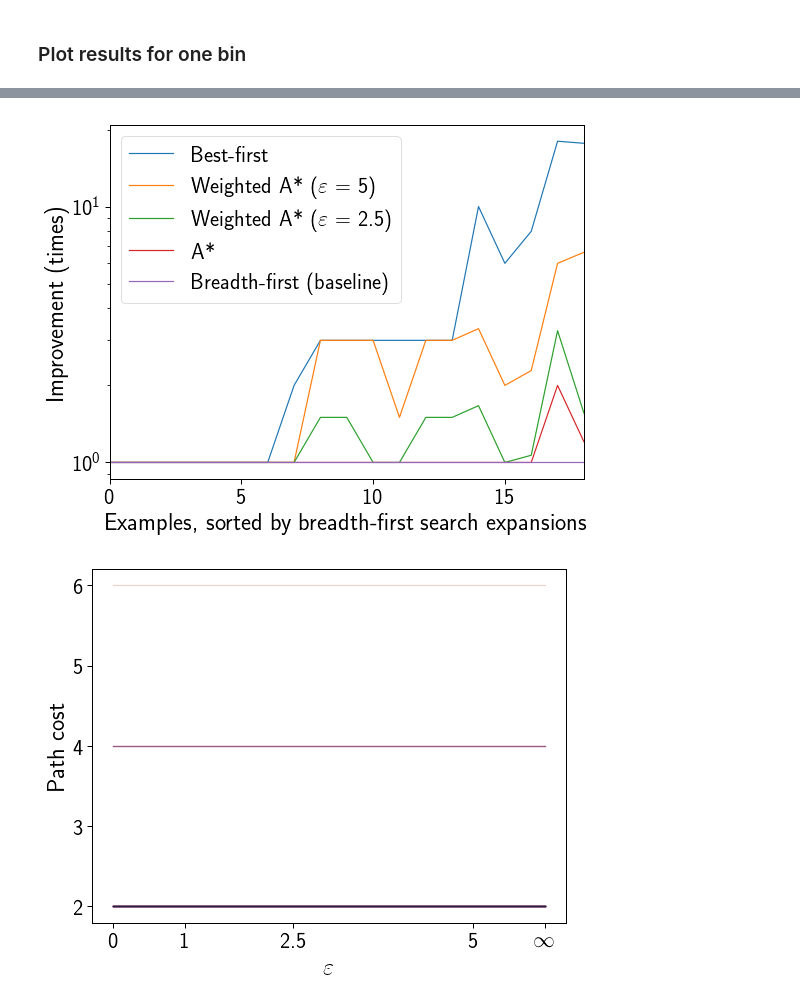
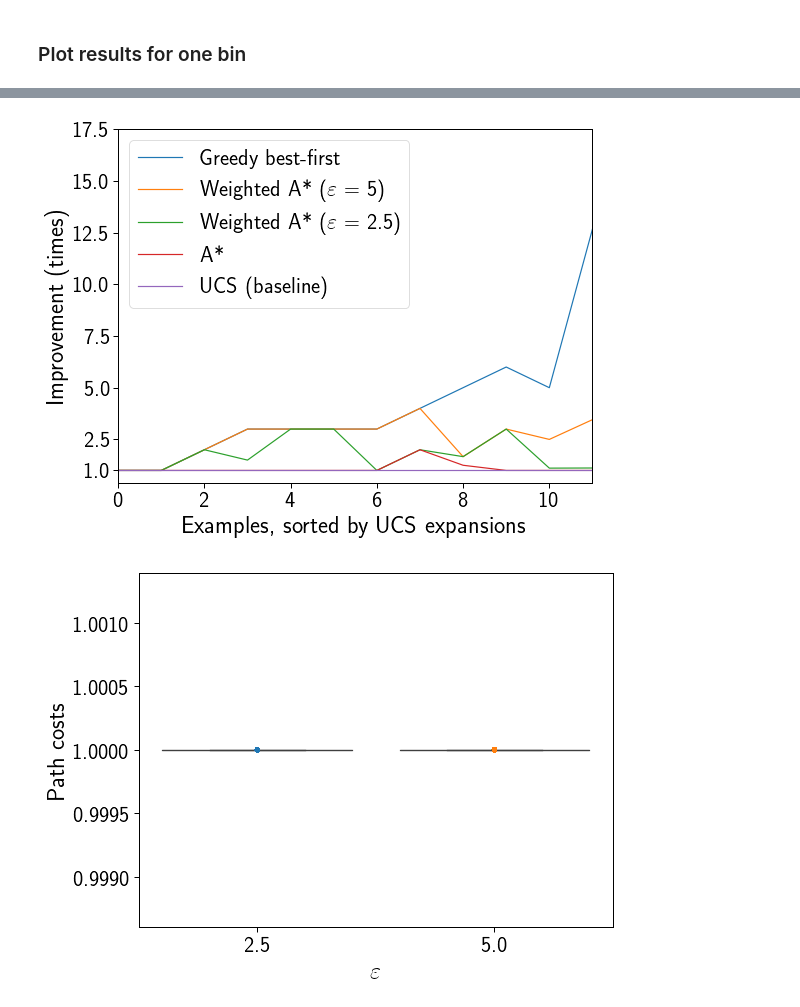
Before and after one commit to spring-epfl/trickster, a Jupyter notebook: notebooks/credit_experiment.ipynb, the cells around one changed output, grey strips where cells are left out. Cells and saved outputs as stored; diff of their text form; code cells hidden in the pictures.

```diff
--- a/notebooks/credit_experiment.ipynb
+++ b/notebooks/credit_experiment.ipynb
@@ -70,6 +86,6 @@ def get_path_cost_increase(ast_results, bfs_results):
 ### Load data
 # %%
 # Load results from running adversarial search on credit dataset.
-results = load_results('../out/credit.pickle')
+results = load_results(REPORT_PATH)
 # %% [markdown]
 ### Plot results over different bins
@@ -80,13 +93,13 @@ BEST_FIRST_EPSILON = 10e+5
 results_by_bin = group_by_key(results, 'bins')
 attack_perf_df = pd.DataFrame(columns=['bins', 'index', 'expansions', 'improvement', 'eps'])
 clf_perf_df = pd.DataFrame(columns=['bins', 'accuracy', 'robustness'])
-costs_df = pd.DataFrame(columns=['bins', 'index', 'eps', 'pathcost', 'pathcostincrease'])
+costs_df = pd.DataFrame(columns=['bins', 'index', 'eps', 'robustness', 'pathcost', 'pathcostincrease'])
 
 models = []
 
 for bins, items in results_by_bin.items():
 
-    clf_perf_df = perf_df.append({
+    clf_perf_df = clf_perf_df.append({
             'bins': bins,
             'accuracy': items[0]['clf_test_score'],
         }, ignore_index=True)
@@ -94,30 +107,37 @@ for bins, items in results_by_bin.items():
     models.append(items[0]['classifier'])
 
     for item in items:
-        ast_results, bfs_results = item['search_results'], item['baseline_results']
+        ast_results, ucs_results = item['search_results'], item['baseline_results']
 
-        for index, ast_expansions, bfs_expansions in zip(
-                ast_results['index'], ast_results['nodes_expanded'], bfs_results['nodes_expanded']):
+        for index, ast_expansions, ucs_expansions in zip(
+                ast_results['index'], ast_results['nodes_expanded'], ucs_results['nodes_expanded']):
             attack_perf_df = attack_perf_df.append(
                 {
                     'bins': bins,
                     'index': index,
                     'eps': item['epsilon'],
                     'expansions': ast_expansions,
-                    'improvement': bfs_expansions / ast_expansions,
+                    'improvement': ucs_expansions / ast_expansions,
                 },
                 ignore_index=True
             )
 
-        for index, ast_path_cost, bfs_path_cost in zip(
-                ast_results['index'], ast_results['path_cost'], bfs_results['path_cost']):
+        for index, ast_path_cost, ucs_path_cost in zip(
+                ast_results['index'], ast_results['path_cost'], ucs_results['path_cost']):
+
+
+            example = list(ast_results.query('index==%d' % index)['x_features'])[0]
+            robustness = np.abs(item['classifier'].decision_function([example])[0]) \
+                / np.linalg.norm(item['classifier'].coef_[0], ord=item['q_norm'])
+
             costs_df = costs_df.append(
                 {
                     'bins': bins,
                     'index': index,
                     'eps': item['epsilon'],
-                    'pathcost': bfs_path_cost,
-                    'pathcostincrease': ast_path_cost / bfs_path_cost
+                    'robustness': robustness,
+                    'pathcost': ucs_path_cost,
+                    'pathcostincrease': ast_path_cost / ucs_path_cost
                 },
                 ignore_index=True
             )
@@ -231,25 +249,26 @@ fig.savefig('../out/credit_performance_bin_%d.pdf' % bins)
 # %%
 fig, ax = plt.subplots()
 
-ax.plot(improvements[10e+5], label='Best-first')
+ax.plot(improvements[10e+5], label='Greedy best-first')
 
 for eps in reversed(WEIGHTED_EPSILONS):
     improv = improvements[eps]
     ax.plot(improv, label='Weighted A* ($\\varepsilon$ = {})'.format(eps))
 
 ax.plot(improvements[1], label='A*')
-ax.plot(improvements[0], label='Breadth-first (baseline)')
+ax.plot(improvements[0], label='UCS (baseline)')
 
-ax.set_xlabel('Examples, sorted by breadth-first search expansions')
+ax.set_xlabel('Examples, sorted by UCS expansions')
 ax.set_ylabel('Improvement (times)')
 ax.set_yticks([1, 2.5, 5, 7.5, 10, 12.5, 15, 17.5])
 ax.set_xlim(0, len(improvements[0]) - 1)
-ax.set_yscale('log')
+# ax.set_yscale('log')
 ax.legend(loc='best')
 
 fig.set_figwidth(FIGWIDTH)
 fig.set_figheight(FIGHEIGHT)
 
-fig.savefig('../out/credit_improvement_bin_%d.pdf' % bins)
+if SAVE_PLOTS:
+    save_fig(fig, 'credit_improvement_bin_{}.pdf', FOCUS_BINS)
 # %% [output]
-[figure, old version]
+[figure, new version]
@@ -260,21 +275,17 @@ pseudo_costs_df.eps = pseudo_costs_df.eps.apply(func=lambda val: 6 if val == 10e
 # %%
 fig, ax = plt.subplots()
 
-sns.lineplot(data=pseudo_costs_df.query('bins==1000'),
-             x='eps', y='pathcost', hue='index',
-             estimator=None, ci=None, ax=ax, legend=False)
-sns.lineplot(data=pseudo_costs_df.query('bins==100'),
-             x='eps', y='pathcost', hue='index',
-             estimator=None, ci=None, ax=ax, legend=False)
+data_df = costs_df.query('eps in %s' % WEIGHTED_EPSILONS)
+sns.boxplot(data=data_df, x='eps', y='pathcostincrease', ax=ax, showfliers=False)
+sns.stripplot(data=data_df, x='eps', y='pathcostincrease', ax=ax, jitter=False)
 
-ax.set_xticks([0, 1, 2.5, 5, 6])
-ax.set_xticklabels(['0', '1', '2.5', '5', '$\\infty$'])
-ax.set_ylabel('Path cost')
+ax.set_ylabel('Path costs')
 ax.set_xlabel('$\\varepsilon$')
 
 fig.set_figwidth(FIGWIDTH)
 fig.set_figheight(FIGHEIGHT)
 
-fig.savefig('../out/credit_path_costs.pdf')
+if SAVE_PLOTS:
+    save_fig(fig, 'credit_path_costs.pdf')
 # %% [output]
-[figure, old version]
+[figure, new version]
```
Also changed, not shown: parts of 13 cells of this notebook, 1 other file.
